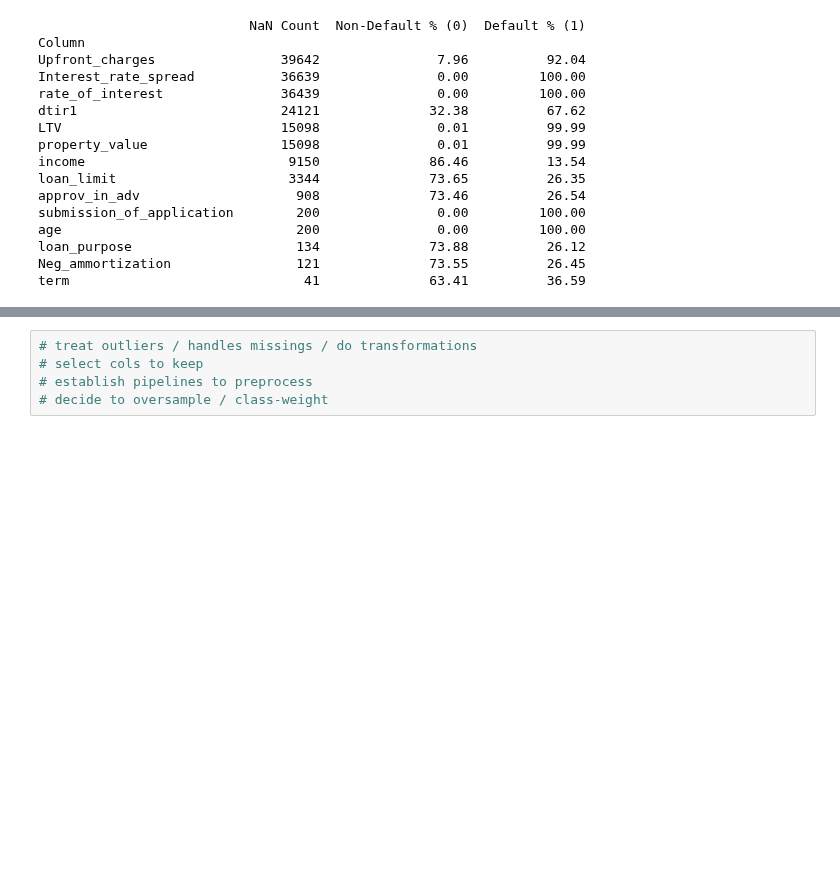
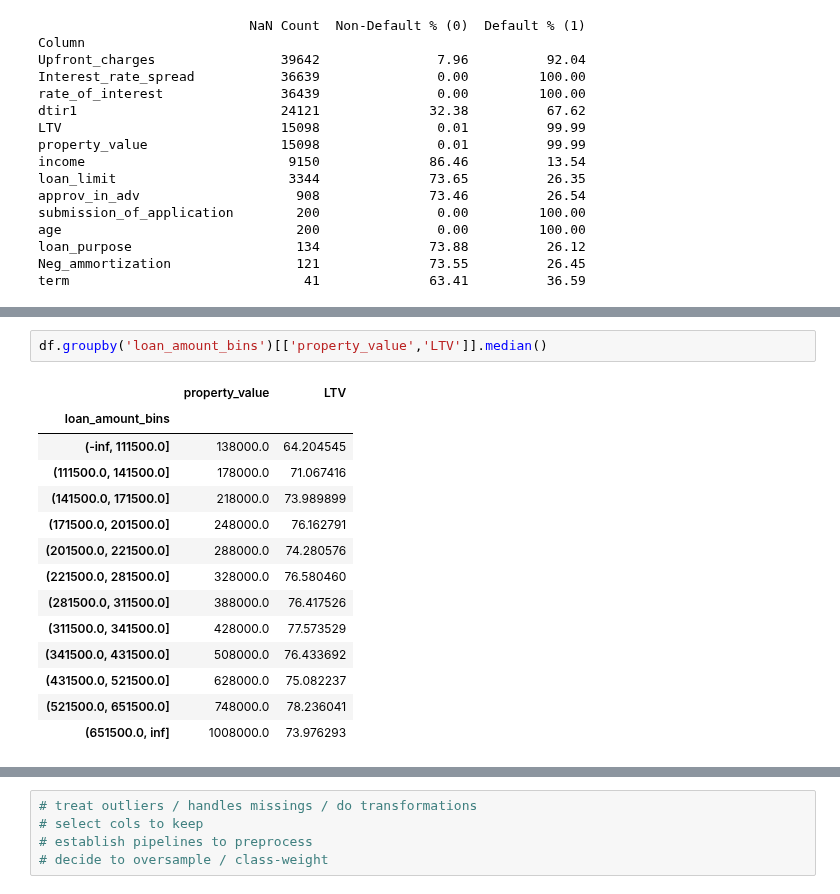
Before and after one commit to ethanhopkins101/DataScience-Projects, a Jupyter notebook: credit_card_customers/loan_default.ipynb, the cells around one changed output, grey strips where cells are left out. Saved outputs shown, nothing was run; the diff lists cells and outputs as text; blank space fills up the shorter version.

```diff
--- a/credit_card_customers/loan_default.ipynb
+++ b/credit_card_customers/loan_default.ipynb
@@ -171,0 +196,17 @@ term                              41              63.41          36.59
+# %%
+df.groupby('loan_amount_bins')[['property_value','LTV']].median()
+# %% [output]
+|  | property_value | LTV |
+| loan_amount_bins |  |  |
+| (-inf, 111500.0] | 138000.0 | 64.204545 |
+| (111500.0, 141500.0] | 178000.0 | 71.067416 |
+| (141500.0, 171500.0] | 218000.0 | 73.989899 |
+| (171500.0, 201500.0] | 248000.0 | 76.162791 |
+| (201500.0, 221500.0] | 288000.0 | 74.280576 |
+| (221500.0, 281500.0] | 328000.0 | 76.580460 |
+| (281500.0, 311500.0] | 388000.0 | 76.417526 |
+| (311500.0, 341500.0] | 428000.0 | 77.573529 |
+| (341500.0, 431500.0] | 508000.0 | 76.433692 |
+| (431500.0, 521500.0] | 628000.0 | 75.082237 |
+| (521500.0, 651500.0] | 748000.0 | 78.236041 |
+| (651500.0, inf] | 1008000.0 | 73.976293 |
```
Also changed, not shown: parts of 15 cells of this notebook.
